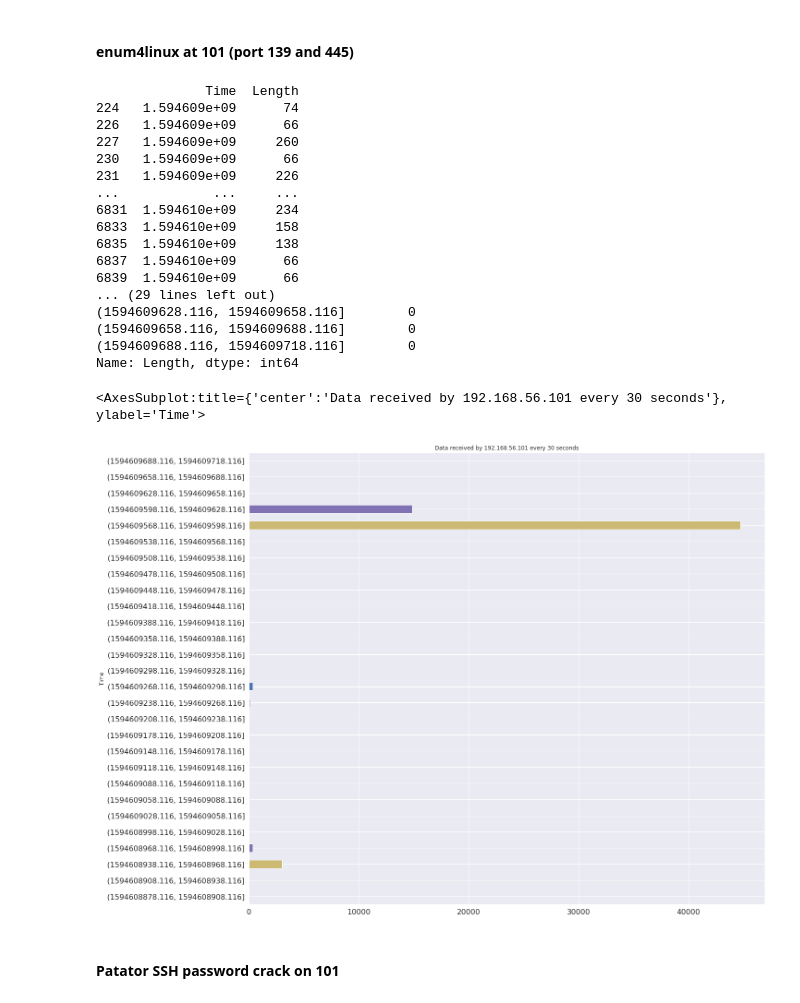
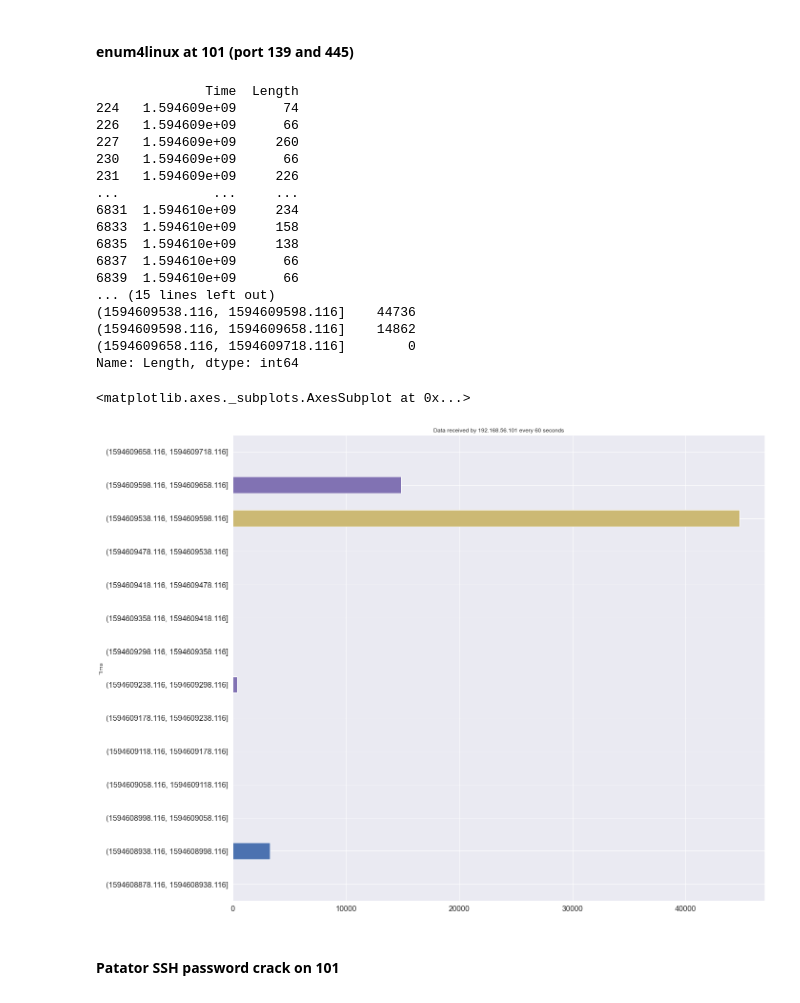
Before and after one commit to thespurgeo/ECE572Project, a Jupyter notebook: ECE572ProjectCode_test.ipynb, the cells around one changed output. Drawn from its saved outputs; the diff is of its cells as text; code cells hidden in the pictures.

```diff
--- a/ECE572ProjectCode_test.ipynb
+++ b/ECE572ProjectCode_test.ipynb
@@ -537,40 +517,40 @@ Name: Length, dtype: int64
 # %%
 #groupby("time")['payload'].sum().plot(kind='barh',title="Destination Ports (Bytes Received)",figsize=(8,5))
 
 time_slice_df = test_df[(test_df['Source'] == "192.168.56.105")
                         & (test_df['Destination'] == "192.168.56.101") &
                         (test_df['Dest Port'] == 139) | (test_df['Dest Port'] == 445)]
 time_slice_df = time_slice_df[["Time", "Length"]]
 print(time_slice_df)
 
 start_time = float(1594608878.115614448)
 end_time = float(1594609735.745534519)
 
-bins = np.arange(start_time, end_time+1, 30)
+bins = np.arange(start_time, end_time+1, 60)
 time_slice_df = time_slice_df.groupby(pd.cut(time_slice_df['Time'], bins=bins)).Length.sum()
-print("Data received by 192.168.56.101 every 30 seconds (on SMB ports 139 and 445):\n"+str(time_slice_df))
-time_slice_df.plot.barh(title="Data received by 192.168.56.101 every 30 seconds",
+print("Data received by 192.168.56.101 every 60 seconds (on SMB ports 139 and 445):\n"+str(time_slice_df))
+time_slice_df.plot.barh(title="Data received by 192.168.56.101 every 60 seconds",
                         figsize=(20,18), color=["m", "b", "y"], fontsize=16)
 # %% [output]
               Time  Length
 224   1.594609e+09      74
 226   1.594609e+09      66
 227   1.594609e+09     260
 230   1.594609e+09      66
 231   1.594609e+09     226
 ...            ...     ...
 6831  1.594610e+09     234
 6833  1.594610e+09     158
 6835  1.594610e+09     138
 6837  1.594610e+09      66
 6839  1.594610e+09      66
-... (29 lines left out)
-(1594609628.116, 1594609658.116]        0
-(1594609658.116, 1594609688.116]        0
-(1594609688.116, 1594609718.116]        0
+... (15 lines left out)
+(1594609538.116, 1594609598.116]    44736
+(1594609598.116, 1594609658.116]    14862
+(1594609658.116, 1594609718.116]        0
 Name: Length, dtype: int64
-<AxesSubplot:title={'center':'Data received by 192.168.56.101 every 30 seconds'}, ylabel='Time'>
+<matplotlib.axes._subplots.AxesSubplot at 0x...>
-[figure, old version]
+[figure, new version]
 # %% [markdown]
 #### Patator SSH password crack on 101
 # %%
```
Also changed, not shown: parts of 5 cells of this notebook, 2 other files.
